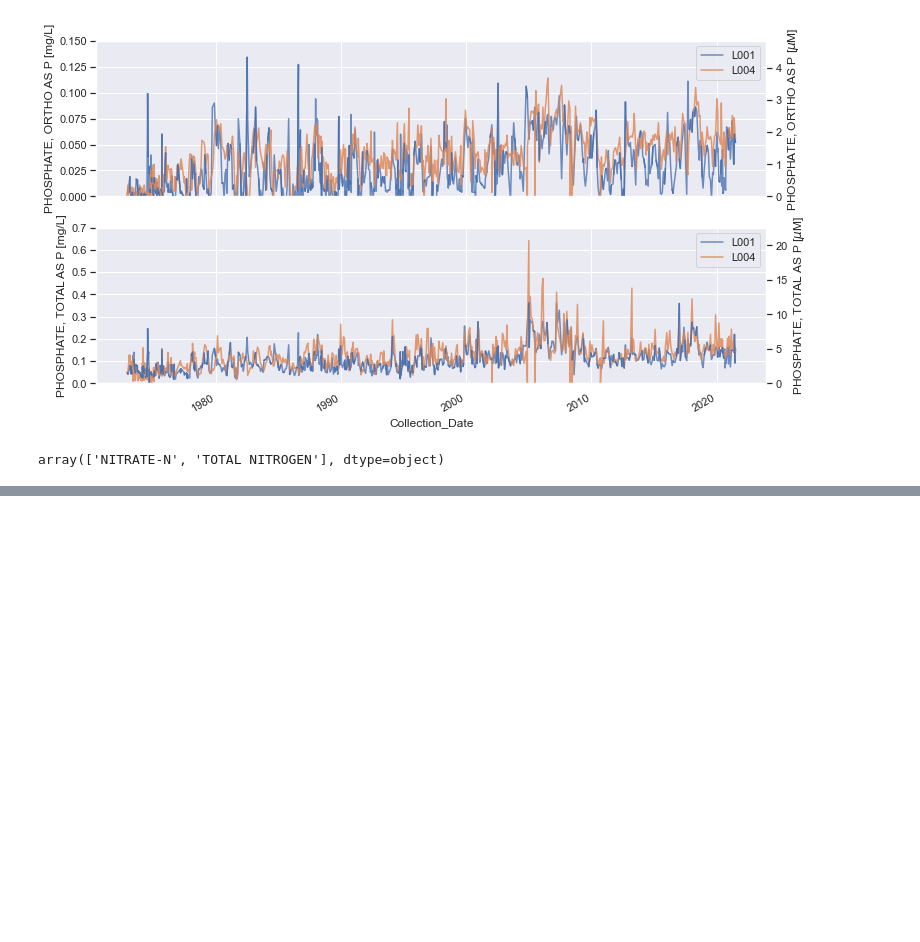
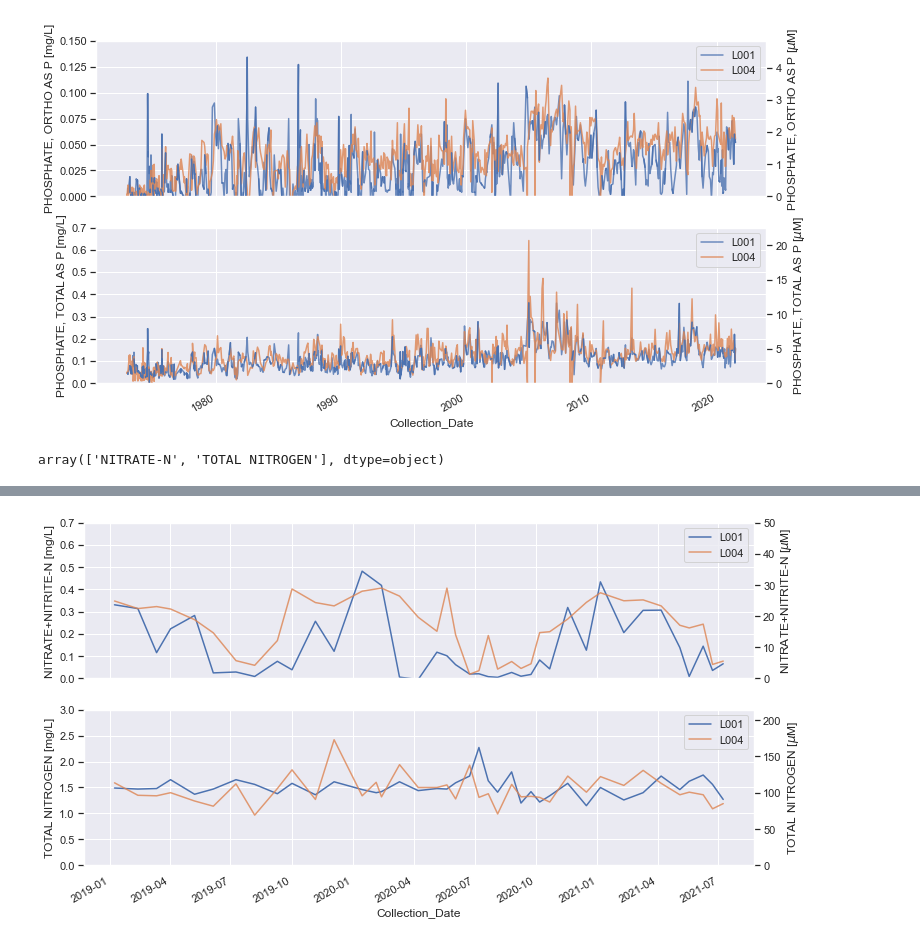
Before and after one commit to vrx-/dbhydro, a Jupyter notebook: dbhydro_PN.ipynb, the cells around one changed output, grey strips where cells are left out. Drawn from its saved outputs; the diff is of its cells as text; code cells hidden in the pictures; blank space fills up the shorter version.

```diff
--- a/dbhydro_PN.ipynb
+++ b/dbhydro_PN.ipynb
@@ -98,0 +101,22 @@ for var, ax, lim in zip(nvars2, axes, ylims):
+# %%
+year = 2018
+
+fig, axes = plt.subplots(2,1, figsize=(12,7), sharex=True)
+ylims = ([.7, 3])
+for var, ax, lim in zip(['NITRATE+NITRITE-N', 'TOTAL NITROGEN'], axes, ylims):
+    sub = l001.where((l001['Test Name']==var) & (l001['Collection_Date'].dt.year>year))
+    sub.plot(x='Collection_Date', y='Value', ax=ax, label='L001')
+    ax.set_ylabel(var+' [mg/L]')
+    ax.set_ylim(0, lim)
+
+    sub2 = l004.where((l004['Test Name']==var) & (l004['Collection_Date'].dt.year>year))
+    sub2.plot(x='Collection_Date', y='Value', ax=ax, label='L004', alpha=.8)
+
+    ax2 = ax.twinx()
+    var2 = sub['Value']/.014
+    ax2.plot(sub['Collection_Date'], var2)
+    ax2.set_ylabel(var+r' [$\mu$M]')
+    ax2.grid(None)
+    ax2.set_ylim(0, lim/.014)
+# %% [output]
+[figure, added]
```
Also changed, not shown: parts of 13 cells of this notebook, 6 other files.
